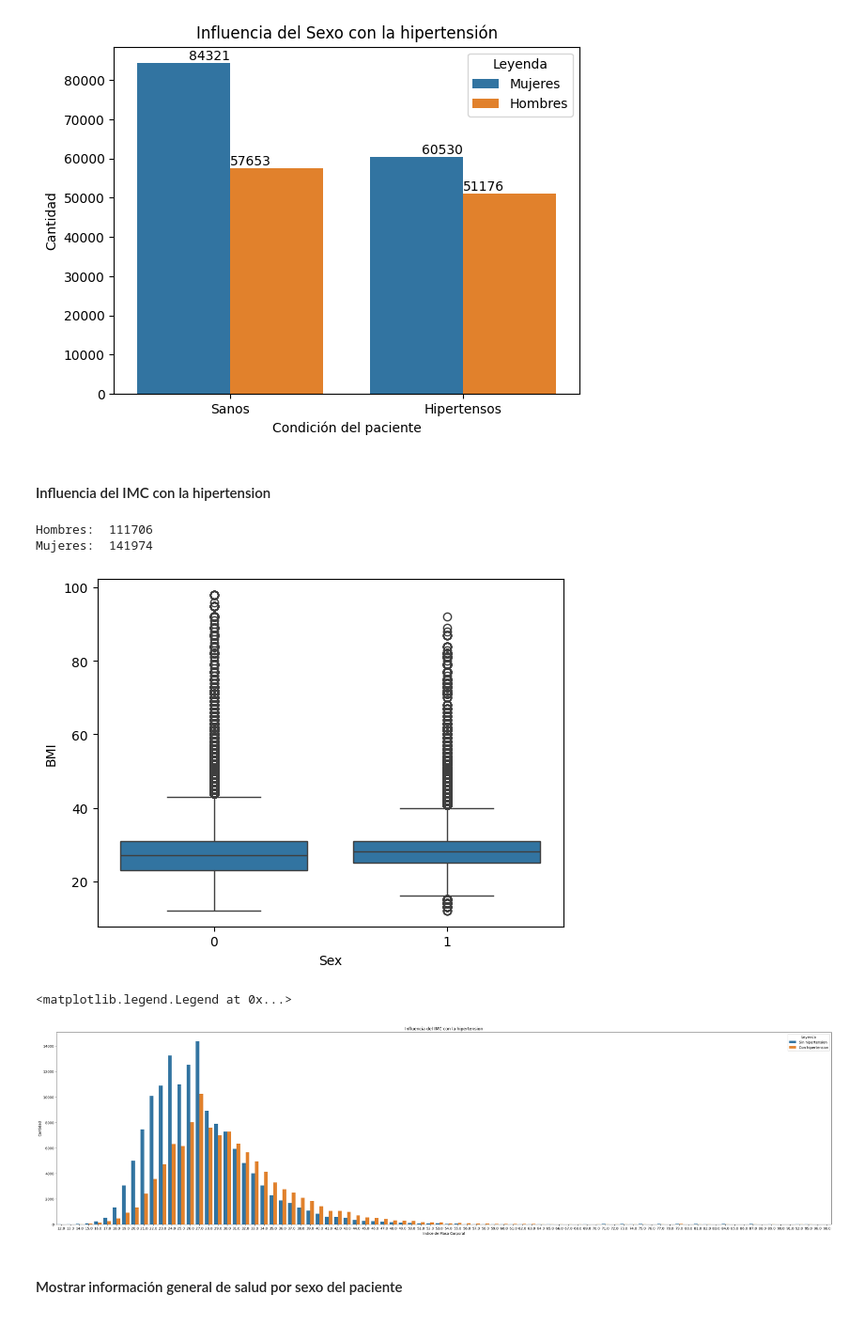
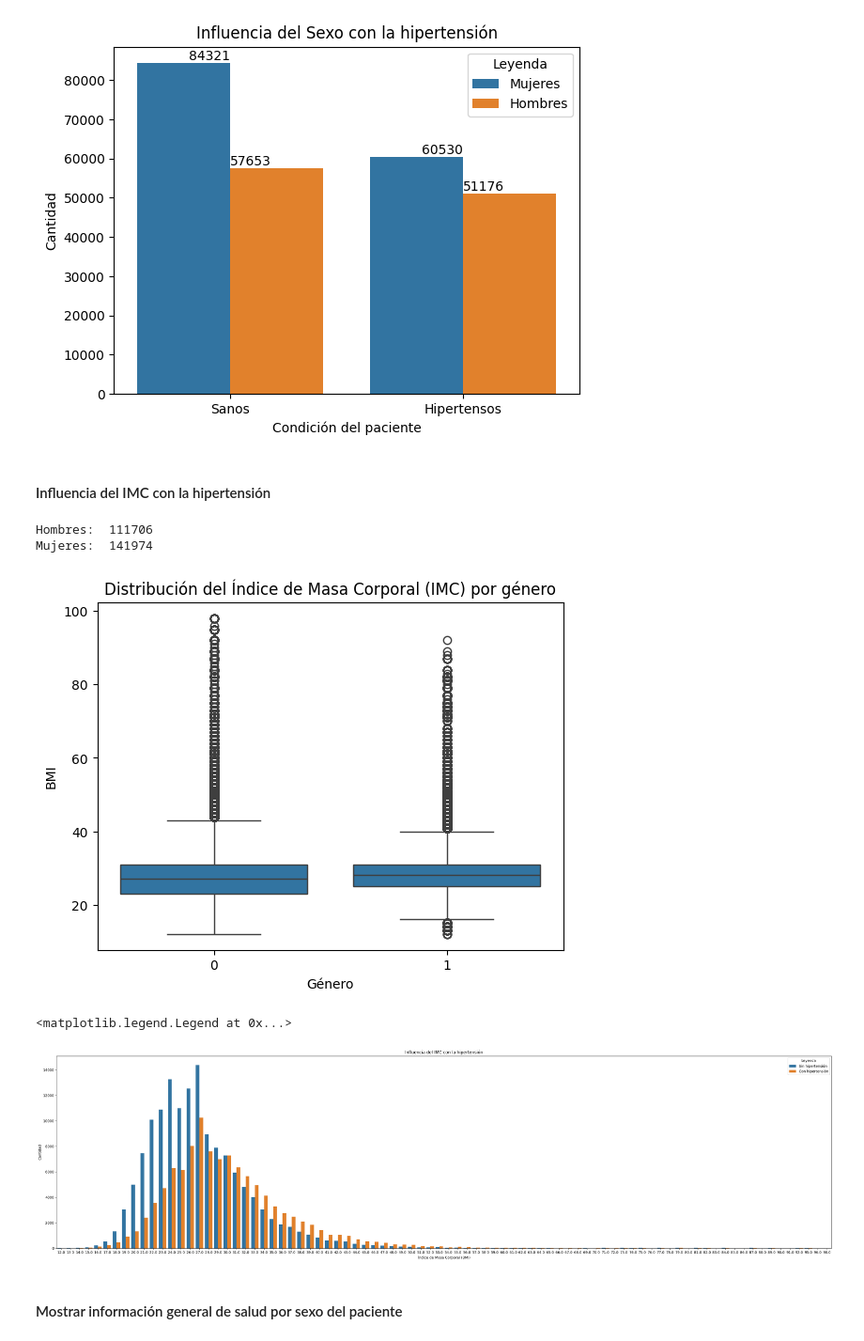
Before and after one commit to GAMM95/PrediHipertension, a Jupyter notebook: dataset/hypertension_model.ipynb, the cells around one changed output. Shown at 94% size. Drawn from its saved outputs; the diff is of its cells as text; code cells hidden in the pictures.

```diff
--- a/dataset/hypertension_model.ipynb
+++ b/dataset/hypertension_model.ipynb
@@ -178,13 +201,18 @@ DF.describe()
 # %%
+# Definir el nuevo orden de las variables
 variables = nuevo_orden
-variables_enteras = ['Age','Sex','GenHlth','MentHlth','PhysHlth','DiffWalk','Fruits','Veggies','Smoker','HvyAlcoholConsump','PhysActivity','HighChol','CholCheck','Diabetes','Stroke','HeartDiseaseorAttack','Hypertension']
+Variables_enteras = ['Age', 'Sex', 'GenHlth', 'MentHlth',
+                     'PhysHlth', 'DiffWalk', 'Fruits',
+                     'Veggies', 'Smoker', 'HvyAlcoholConsump',
+                     'PhysActivity', 'HighChol', 'CholCheck',
+                     'Diabetes', 'Stroke', 'HeartDiseaseorAttack',
+                     'Hypertension']
 variables_decimales = ['BMI']
 
-# Converting features into required datatypes
-DF[variables_enteras] = DF[variables_enteras].astype(np.int8)
-# data types
-DF[variables].dtypes.to_frame(name="Data type")
-# Mostrar la nueva informacion del DataFrame
+# Convertir características a los tipos de datos requeridos
+DF[Variables_enteras] = DF[Variables_enteras].astype(np.int8)
+
+# Mostrar la información del nuevo DataFrame
 DF.info()
 # %% [output]
 <class 'pandas.core.frame.DataFrame'>
@@ -286,23 +343,33 @@ Hombres sanos: 60530
 Hombres hipertensos: 51176
 [figure]
 # %% [markdown]
-#### Influencia del IMC con la hipertension
+#### Influencia del IMC con la hipertensión
 # %%
+# Contar la cantidad de hombres y mujeres en el DataFrame
+# Considerando que DF.Sex es una columna que indica el género
+# 1: Hombre, 0: Mujer
+# Se utiliza value_counts() para contar los valores únicos y luego se accede a ellos por índice
 print('Hombres: ', DF.Sex.value_counts()[1])
 print('Mujeres: ', DF.Sex.value_counts()[0])
+
+# Crear un gráfico de caja para visualizar la distribución del índice de masa corporal (BMI) por género
 sns.boxplot(x='Sex', y='BMI', data=DF)
+plt.title('Distribución del Índice de Masa Corporal (IMC) por género')
+plt.xlabel('Género')
+plt.ylabel('BMI')
 plt.show()
 
-plt.figure(figsize=(40, 10))
-sns.countplot(data=DF,x='BMI',hue='Hypertension')
-plt.title('Influencia del IMC con la hipertension')
-plt.xlabel('Indice de Masa Corporal')
+# Crear un gráfico de barras para visualizar la relación entre el IMC y la hipertensión
+plt.figure(figsize=(40, 10))  # Establecer el tamaño de la figura
+sns.countplot(data=DF, x='BMI', hue='Hypertension')
+plt.title('Influencia del IMC con la hipertensión')
+plt.xlabel('Índice de Masa Corporal (BMI)')
 plt.ylabel('Cantidad')
-plt.legend(title='Leyenda', labels =['Sin hipertension', 'Con hipertension'])
+plt.legend(title='Leyenda', labels=['Sin hipertensión', 'Con hipertensión'])
 # %% [output]
 Hombres:  111706
 Mujeres:  141974
-[figure, old version]
+[figure, new version]
 <matplotlib.legend.Legend at 0x...>
 [figure]
 # %% [markdown]
```
Also changed, not shown: parts of 85 cells of this notebook, 4 other files.
